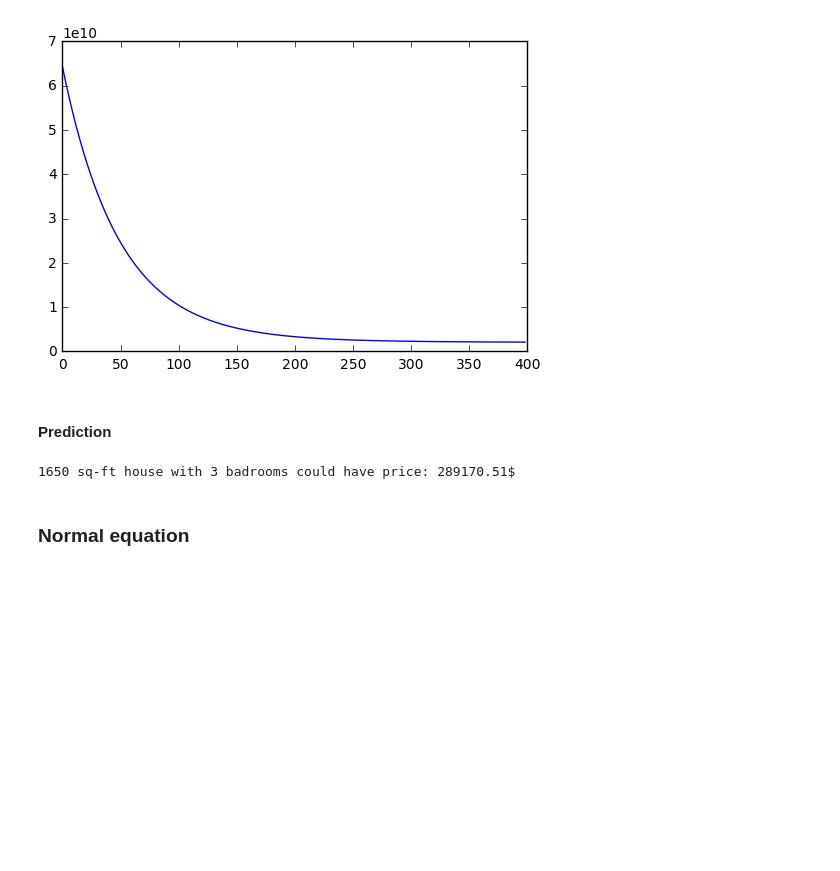
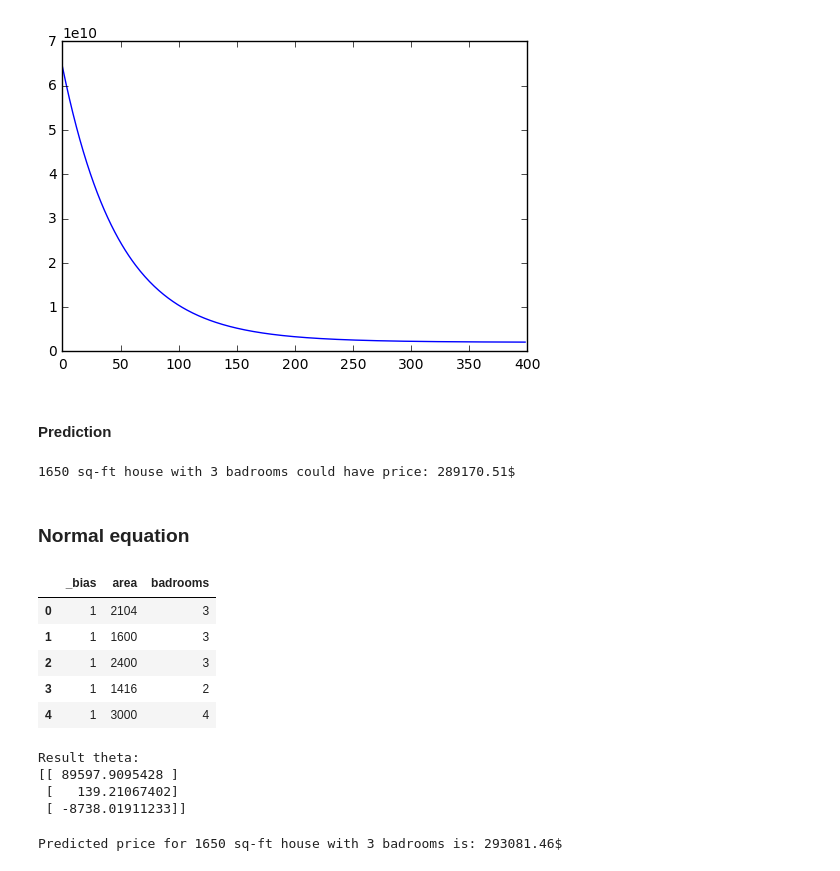
Before and after one commit to velmyk/sandbox-machine-learning, a Jupyter notebook: different/notebooks/linear-regression-multivariable.ipynb, the cells around one changed output. Drawn from its saved outputs; the diff is of its cells as text; code cells hidden in the pictures; blank space fills up the shorter version.

Commit message:
feature(linear regression - multivariable): predict house price using normal equation

```diff
--- a/different/notebooks/linear-regression-multivariable.ipynb
+++ b/different/notebooks/linear-regression-multivariable.ipynb
@@ -186,3 +186,28 @@ print('1650 sq-ft house with 3 badrooms could have price: {:.2f}$'.format(predic
 1650 sq-ft house with 3 badrooms could have price: 289170.51$
 # %% [markdown]
 ### Normal equation
+# %%
+X['_bias'] = 1
+X = X[['_bias', 'area', 'badrooms']]
+X.head(5)
+# %% [output]
+|  | _bias | area | badrooms |
+| 0 | 1 | 2104 | 3 |
+| 1 | 1 | 1600 | 3 |
+| 2 | 1 | 2400 | 3 |
+| 3 | 1 | 1416 | 2 |
+| 4 | 1 | 3000 | 4 |
+# %%
+theta = np.dot(np.dot(np.linalg.inv(np.dot(X.T, X)), X.T), y)
+print('Result theta:')
+print(theta)
+# %% [output]
+Result theta:
+[[ 89597.9095428 ]
+ [   139.21067402]
+ [ -8738.01911233]]
+# %%
+predicted_price = np.dot([1, 1650, 3], theta)
+print('Predicted price for 1650 sq-ft house with 3 badrooms is: {:.2f}$'.format(float(predicted_price)))
+# %% [output]
+Predicted price for 1650 sq-ft house with 3 badrooms is: 293081.46$
```
Also changed, not shown: parts of 1 cell of this notebook.
